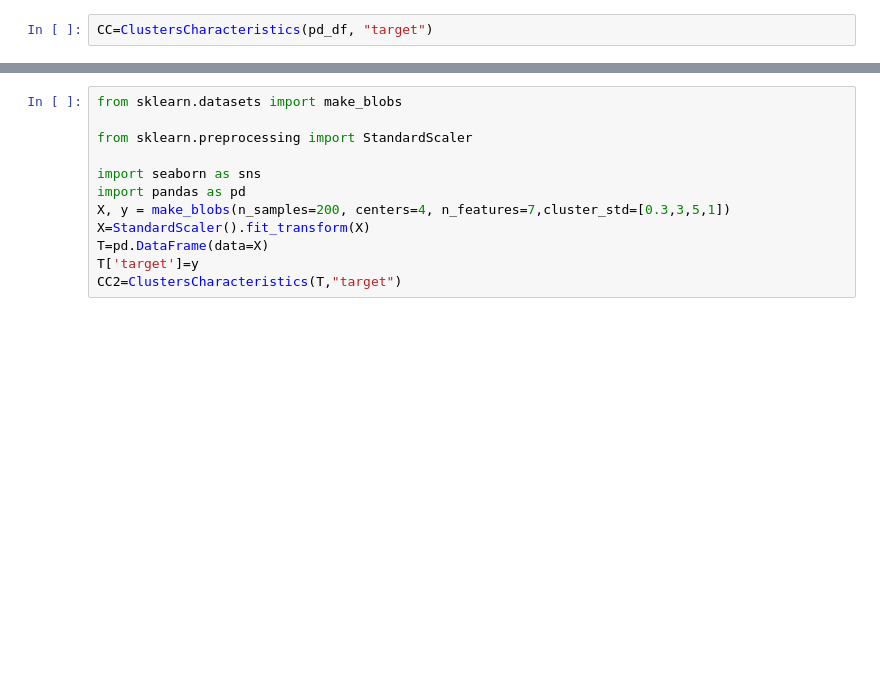
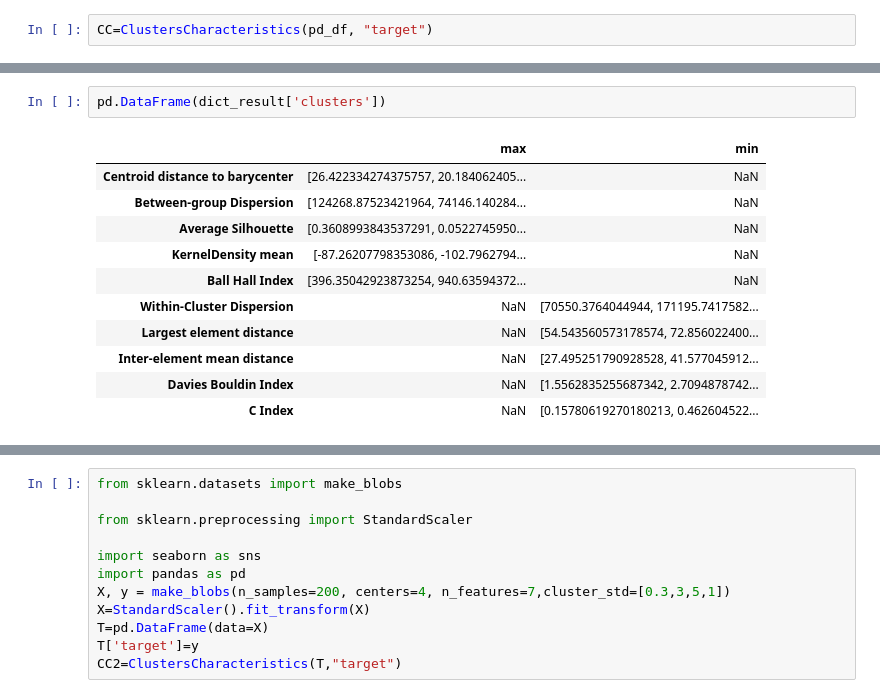
Before and after one commit to Simon-Bertrand/Clusters-Features, a Jupyter notebook: README.ipynb, the cells around one changed output, grey strips where cells are left out. Cells and saved outputs as stored; diff of their text form; blank space fills up the shorter version.

```diff
--- a/README.ipynb
+++ b/README.ipynb
@@ -26,3 +60,17 @@ CC=ClustersCharacteristics(pd_df, "target")
+# %%
+pd.DataFrame(dict_result['clusters'])
+# %% [output]
+|  | max | min |
+| Centroid distance to barycenter | [26.422334274375757, 20.184062405... | NaN |
+| Between-group Dispersion | [124268.87523421964, 74146.140284... | NaN |
+| Average Silhouette | [0.3608993843537291, 0.0522745950... | NaN |
+| KernelDensity mean | [-87.26207798353086, -102.7962794... | NaN |
+| Ball Hall Index | [396.35042923873254, 940.63594372... | NaN |
+| Within-Cluster Dispersion | NaN | [70550.3764044944, 171195.7417582... |
+| Largest element distance | NaN | [54.543560573178574, 72.856022400... |
+| Inter-element mean distance | NaN | [27.495251790928528, 41.577045912... |
+| Davies Bouldin Index | NaN | [1.5562835255687342, 2.7094878742... |
+| C Index | NaN | [0.15780619270180213, 0.462604522... |
 # %%
 CC.clusters_info
 # %% [output]
```
Also changed, not shown: parts of 18 cells of this notebook, 6 other files.
